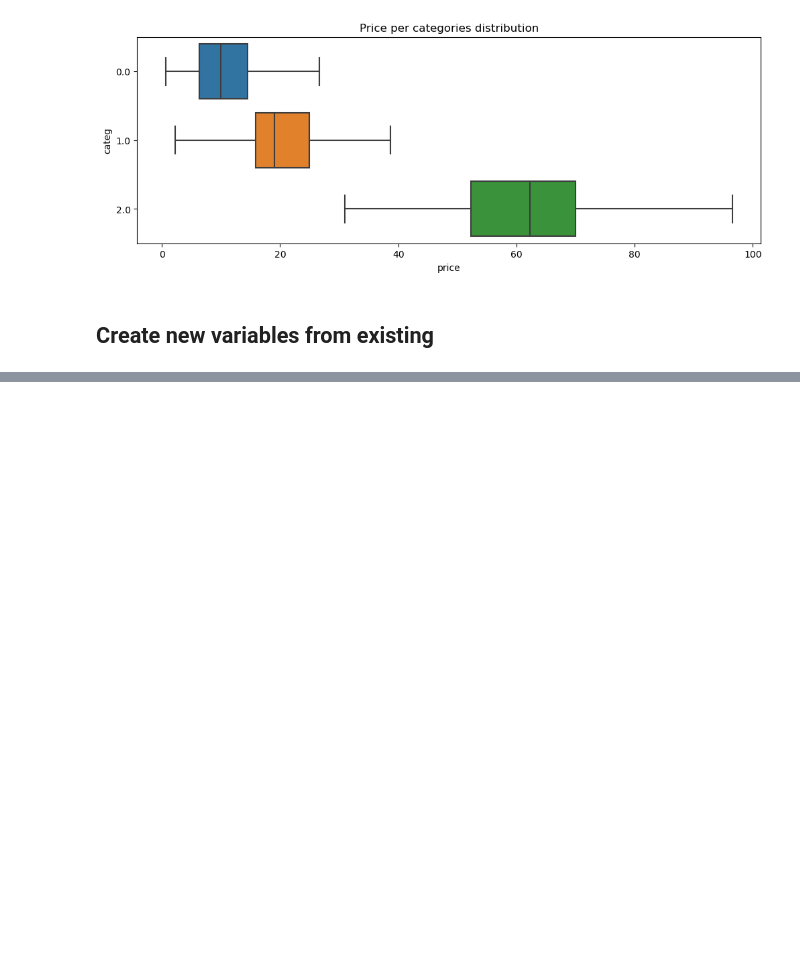
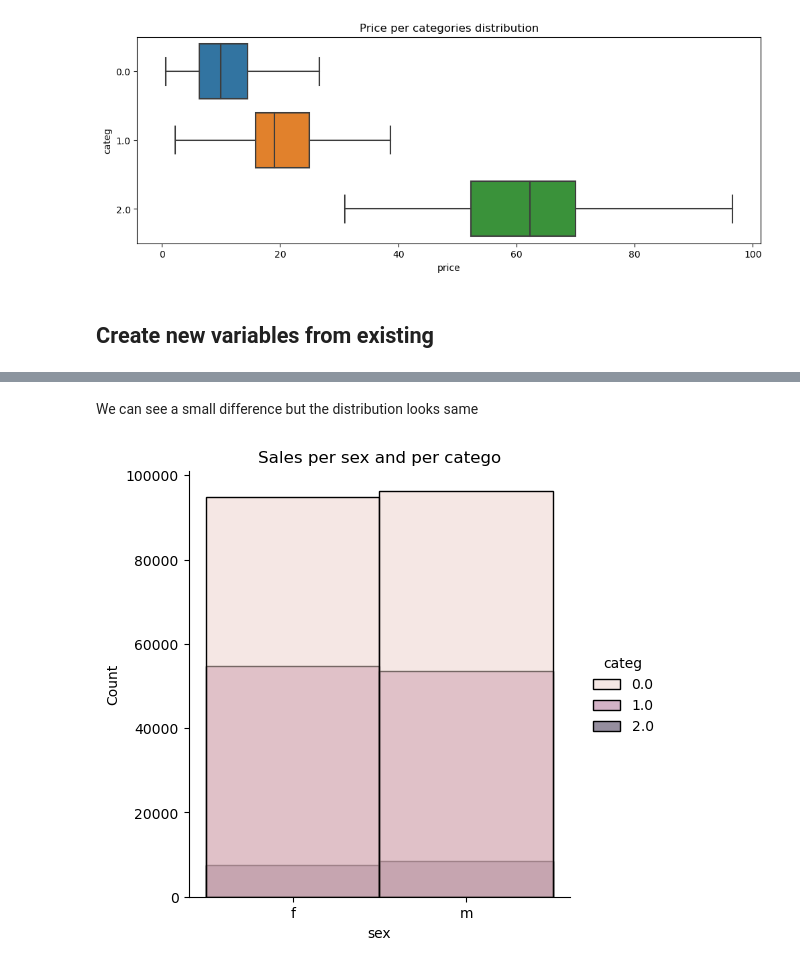
Before and after one commit to MENT3/m2-math-project, a Jupyter notebook: librairie/eda.ipynb, the cells around one changed output, grey strips where cells are left out. Cells and saved outputs as stored; diff of their text form; code cells hidden in the pictures; blank space fills up the shorter version.

```diff
--- a/librairie/eda.ipynb
+++ b/librairie/eda.ipynb
@@ -528,0 +602,8 @@ TODO :
+# %% [markdown]
+We can see a small difference but the distribution looks same
+# %%
+sns.displot(data=merged, x="sex", hue="categ")
+plt.title("Sales per sex and per catego")
+plt.show()
+# %% [output]
+[figure, added]
```
Also changed, not shown: parts of 27 cells of this notebook, 1 other file.
